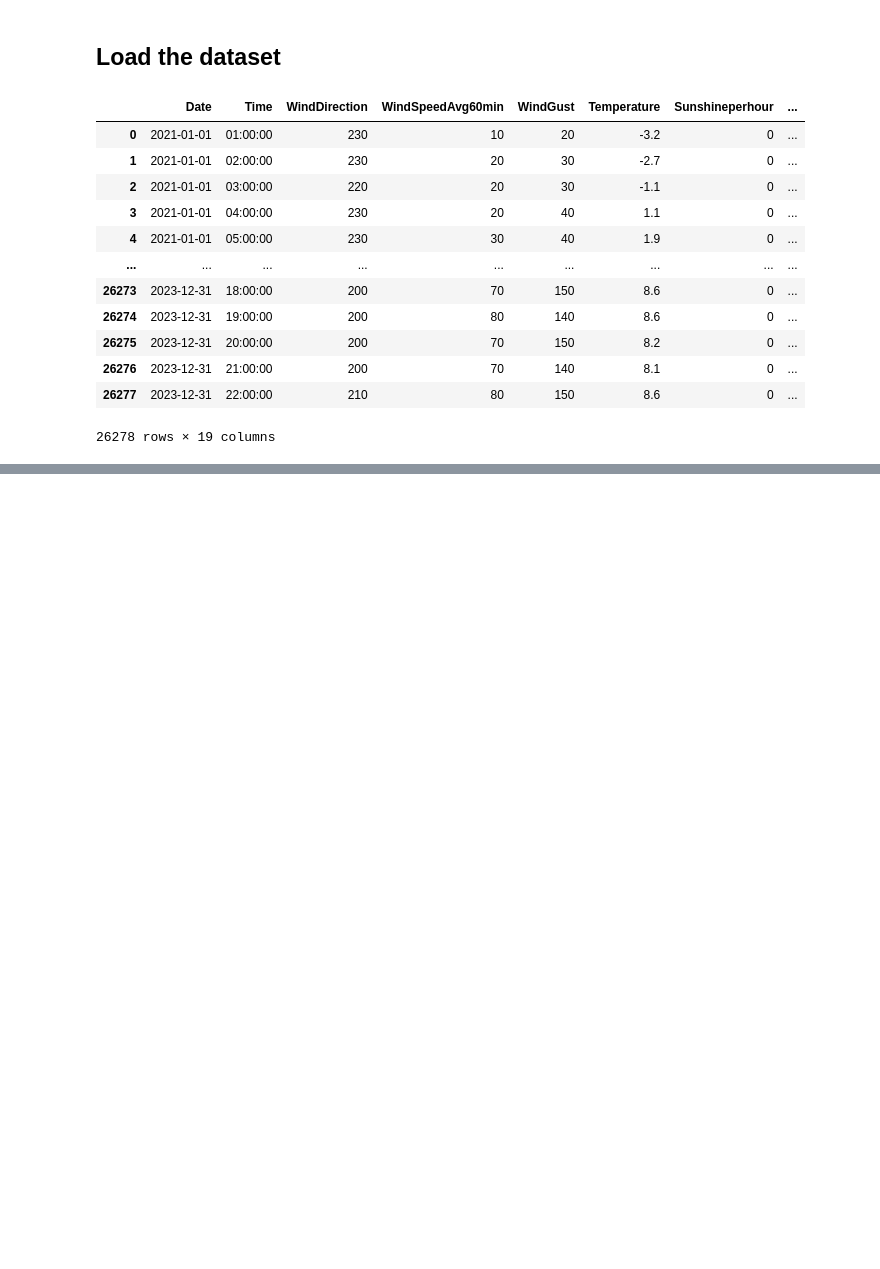
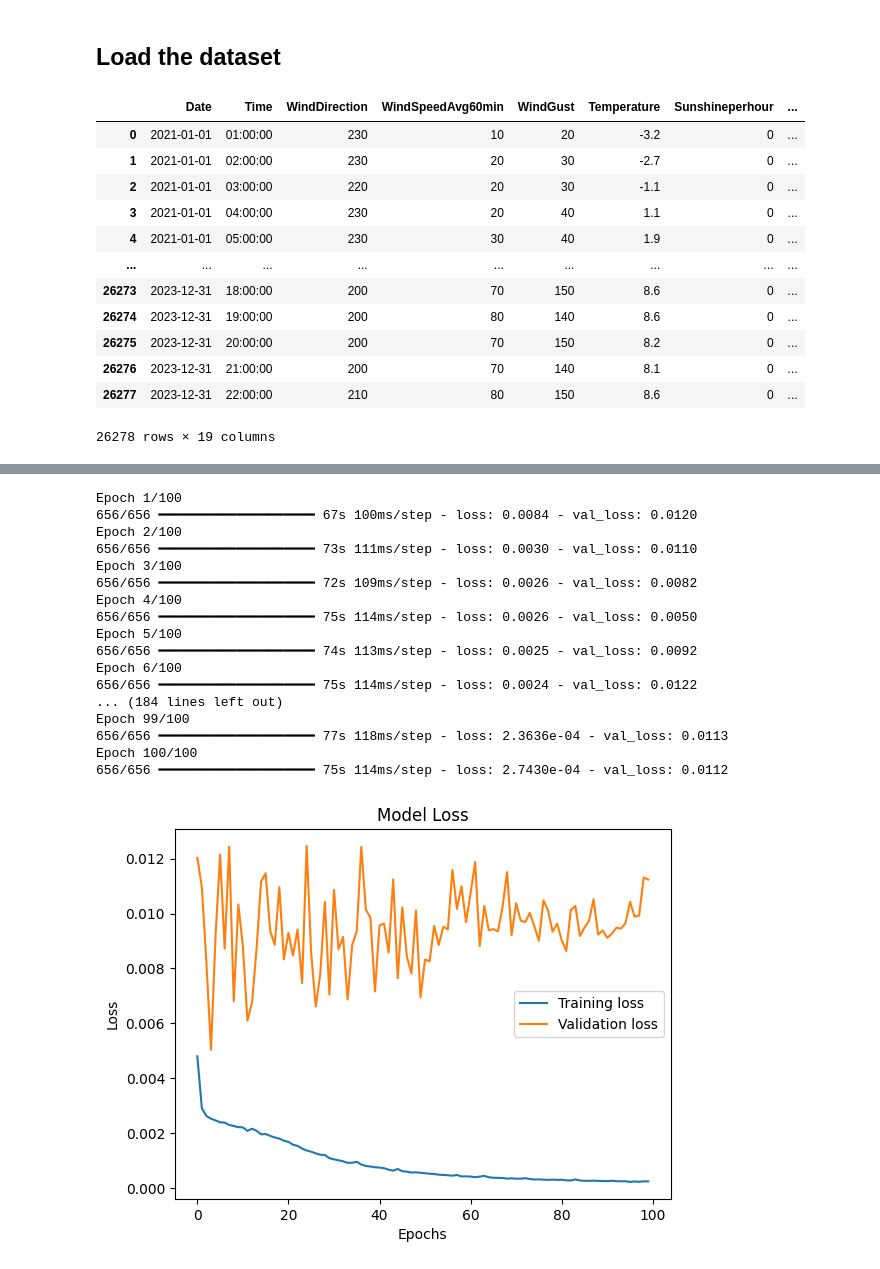
Before and after one commit to estherw66/EnergieOpwek, a Jupyter notebook: models/SolarEnergyPrediction.ipynb, the cells around one changed output, grey strips where cells are left out. Drawn from its saved outputs; the diff is of its cells as text; code cells hidden in the pictures; blank space fills up the shorter version.

```diff
--- a/models/SolarEnergyPrediction.ipynb
+++ b/models/SolarEnergyPrediction.ipynb
@@ -170,0 +269,19 @@ Root Mean Squared Error (RMSE): 1654523.719670854
+# %%
+from tensorflow.keras.models import Sequential
+from tensorflow.keras.layers import LSTM, Bidirectional, Dense, Dropout
+
+model_bidirectional = Sequential()
+
+model_bidirectional.add(Bidirectional(LSTM(128, return_sequences=True), input_shape=(X_train.shape[1], X_train.shape[2])))
+model_bidirectional.add(Dropout(0.2))
+
+model_bidirectional.add(Bidirectional(LSTM(64, return_sequences=False)))
+model_bidirectional.add(Dropout(0.2))
+
+model_bidirectional.add(Dense(32, activation='relu'))
+
+model_bidirectional.add(Dense(1))
+
+model_bidirectional.compile(optimizer='adam', loss='mean_squared_error')
+
+model_bidirectional.summary()
@@ -170,0 +308,29 @@ Root Mean Squared Error (RMSE): 1654523.719670854
+# %%
+history = model_bidirectional.fit(X_train, y_train, epochs=100, batch_size=32, validation_data=(X_test, y_test))
+
+plt.plot(history.history['loss'], label='Training loss')
+plt.plot(history.history['val_loss'], label='Validation loss')
+plt.legend()
+plt.title('Model Loss')
+plt.xlabel('Epochs')
+plt.ylabel('Loss')
+plt.show()
+# %% [output]
+Epoch 1/100
+656/656 ━━━━━━━━━━━━━━━━━━━━ 67s 100ms/step - loss: 0.0084 - val_loss: 0.0120
+Epoch 2/100
+656/656 ━━━━━━━━━━━━━━━━━━━━ 73s 111ms/step - loss: 0.0030 - val_loss: 0.0110
+Epoch 3/100
+656/656 ━━━━━━━━━━━━━━━━━━━━ 72s 109ms/step - loss: 0.0026 - val_loss: 0.0082
+Epoch 4/100
+656/656 ━━━━━━━━━━━━━━━━━━━━ 75s 114ms/step - loss: 0.0026 - val_loss: 0.0050
+Epoch 5/100
+656/656 ━━━━━━━━━━━━━━━━━━━━ 74s 113ms/step - loss: 0.0025 - val_loss: 0.0092
+Epoch 6/100
+656/656 ━━━━━━━━━━━━━━━━━━━━ 75s 114ms/step - loss: 0.0024 - val_loss: 0.0122
+... (184 lines left out)
+Epoch 99/100
+656/656 ━━━━━━━━━━━━━━━━━━━━ 77s 118ms/step - loss: 2.3636e-04 - val_loss: 0.0113
+Epoch 100/100
+656/656 ━━━━━━━━━━━━━━━━━━━━ 75s 114ms/step - loss: 2.7430e-04 - val_loss: 0.0112
+[figure, added]
```
Also changed, not shown: parts of 21 cells of this notebook, 1 other file.
